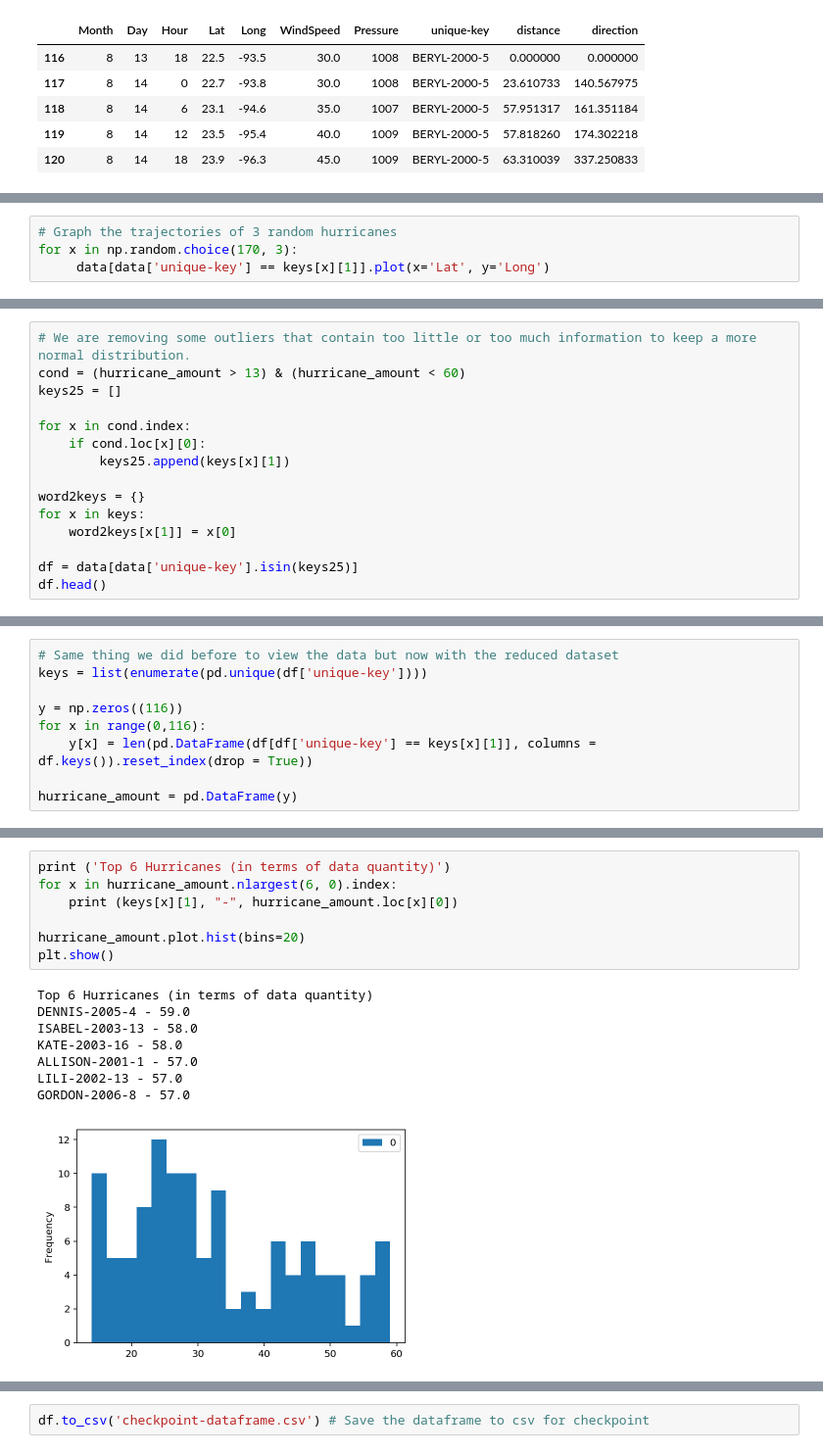
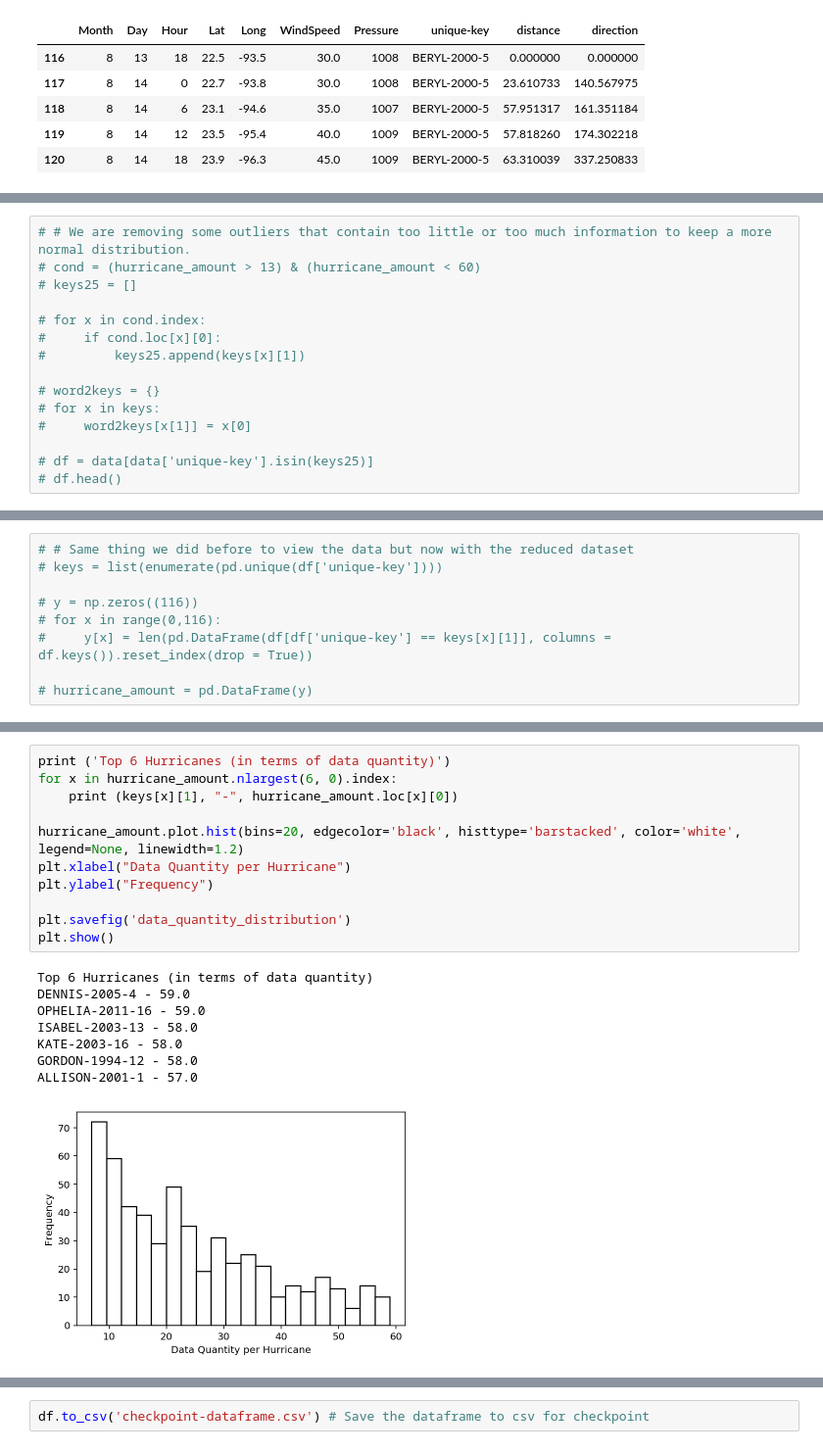
Before and after one commit to sheilaalemany/hurricane-rnn, a Jupyter notebook: hurricane-rnn.ipynb, the cells around one changed output, grey strips where cells are left out. Shown at 98% size. Drawn from its saved outputs; the diff is of its cells as text.

```diff
--- a/hurricane-rnn.ipynb
+++ b/hurricane-rnn.ipynb
@@ -347,4 +291,0 @@ for x in hurricane_amount.nsmallest(3, 0).index:
-# %%
-# Graph the trajectories of 3 random hurricanes
-for x in np.random.choice(170, 3):
-     data[data['unique-key'] == keys[x][1]].plot(x='Lat', y='Long')
@@ -355,15 +352,15 @@ for x in np.random.choice(170, 3):
 # %%
-# We are removing some outliers that contain too little or too much information to keep a more normal distribution.
-cond = (hurricane_amount > 13) & (hurricane_amount < 60)
-keys25 = []
+# # We are removing some outliers that contain too little or too much information to keep a more normal distribution.
+# cond = (hurricane_amount > 13) & (hurricane_amount < 60)
+# keys25 = []
 
-for x in cond.index:
-    if cond.loc[x][0]:
-        keys25.append(keys[x][1])
+# for x in cond.index:
+#     if cond.loc[x][0]:
+#         keys25.append(keys[x][1])
 
-word2keys = {}
-for x in keys:
-    word2keys[x[1]] = x[0]
+# word2keys = {}
+# for x in keys:
+#     word2keys[x[1]] = x[0]
 
-df = data[data['unique-key'].isin(keys25)]
-df.head()
+# df = data[data['unique-key'].isin(keys25)]
+# df.head()
@@ -395,10 +373,10 @@ df.describe()
 # %%
-# Same thing we did before to view the data but now with the reduced dataset
-keys = list(enumerate(pd.unique(df['unique-key'])))
+# # Same thing we did before to view the data but now with the reduced dataset
+# keys = list(enumerate(pd.unique(df['unique-key'])))
 
-y = np.zeros((116))
-for x in range(0,116):
-    y[x] = len(pd.DataFrame(df[df['unique-key'] == keys[x][1]], columns = df.keys()).reset_index(drop = True))
+# y = np.zeros((116))
+# for x in range(0,116):
+#     y[x] = len(pd.DataFrame(df[df['unique-key'] == keys[x][1]], columns = df.keys()).reset_index(drop = True))
 
-hurricane_amount = pd.DataFrame(y)
+# hurricane_amount = pd.DataFrame(y)
 # %%
@@ -417,17 +385,21 @@ hurricane_amount.describe()
 # %%
 print ('Top 6 Hurricanes (in terms of data quantity)')
 for x in hurricane_amount.nlargest(6, 0).index:
     print (keys[x][1], "-", hurricane_amount.loc[x][0])
 
-hurricane_amount.plot.hist(bins=20)
+hurricane_amount.plot.hist(bins=20, edgecolor='black', histtype='barstacked', color='white', legend=None, linewidth=1.2)
+plt.xlabel("Data Quantity per Hurricane")
+plt.ylabel("Frequency")
+
+plt.savefig('data_quantity_distribution')
 plt.show()
 # %% [output]
 Top 6 Hurricanes (in terms of data quantity)
 DENNIS-2005-4 - 59.0
+OPHELIA-2011-16 - 59.0
 ISABEL-2003-13 - 58.0
 KATE-2003-16 - 58.0
+GORDON-1994-12 - 58.0
 ALLISON-2001-1 - 57.0
-LILI-2002-13 - 57.0
-GORDON-2006-8 - 57.0
-[figure, old version]
+[figure, new version]
 # %%
```
Also changed, not shown: parts of 36 cells of this notebook, 6 other files.
